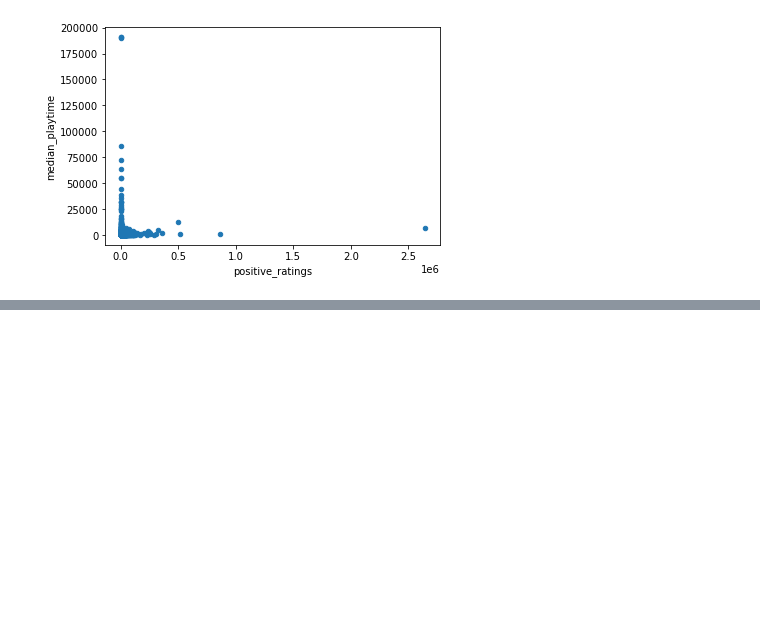
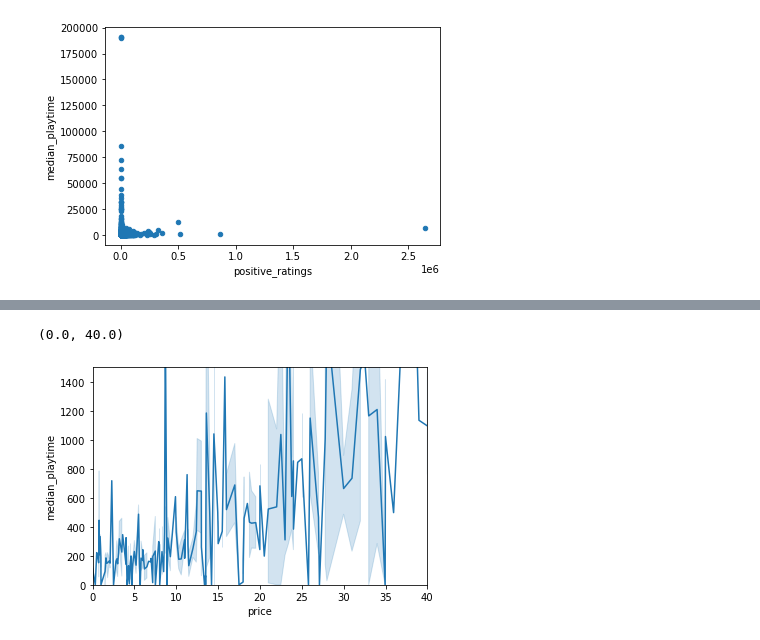
Before and after one commit to data301-2021-winter1/group26-project, a Jupyter notebook: notebooks/analysis1.ipynb, the cells around one changed output, grey strips where cells are left out. Saved outputs shown, nothing was run; the diff lists cells and outputs as text; code cells hidden in the pictures; blank space fills up the shorter version.

```diff
--- a/notebooks/analysis1.ipynb
+++ b/notebooks/analysis1.ipynb
@@ -89,0 +138,7 @@ df
+# %%
+ax = sns.lineplot(x="price", y="median_playtime", data=df)
+ax.set_ylim(0, 1500)
+ax.set_xlim(0, 40)
+# %% [output]
+(0.0, 40.0)
+[figure, added]
```
Also changed, not shown: parts of 15 cells of this notebook, 1 other file.
